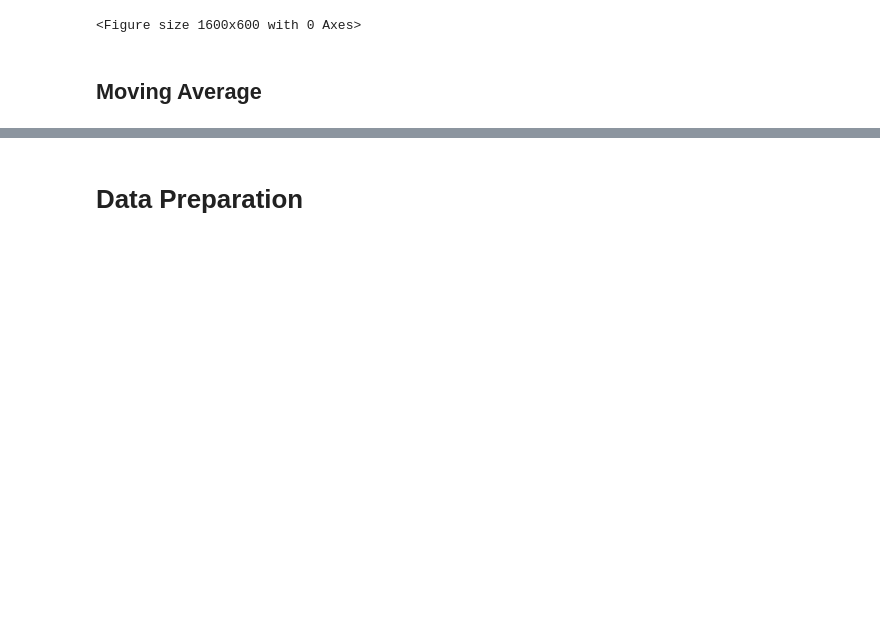
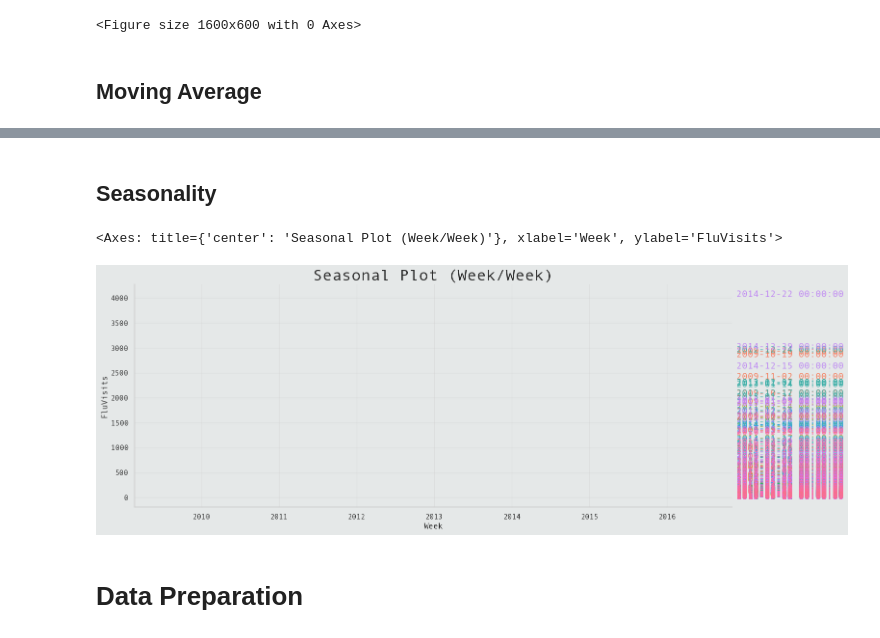
Before and after one commit to Volscente/TimeWarpForecast, a Jupyter notebook: notebooks/flu_trends/exploratory_data_analysis.ipynb, the cells around one changed output, grey strips where cells are left out. Cells and saved outputs as stored; diff of their text form; code cells hidden in the pictures; blank space fills up the shorter version.

Commit message:
Add plot_seasonality

```diff
--- a/notebooks/flu_trends/exploratory_data_analysis.ipynb
+++ b/notebooks/flu_trends/exploratory_data_analysis.ipynb
@@ -113,3 +114,10 @@ plot_moving_average(time_series=dataset,
+# %% [markdown]
+## Seasonality
+# %%
+plot_seasonality(dataset, y="FluVisits", period="Week", freq="Week")
+# %% [output]
+<Axes: title={'center': 'Seasonal Plot (Week/Week)'}, xlabel='Week', ylabel='FluVisits'>
+[figure, added]
 # %% [markdown]
 # Data Preparation
 # %% [markdown]
```
Also changed, not shown: parts of 8 cells of this notebook, 1 other file.
